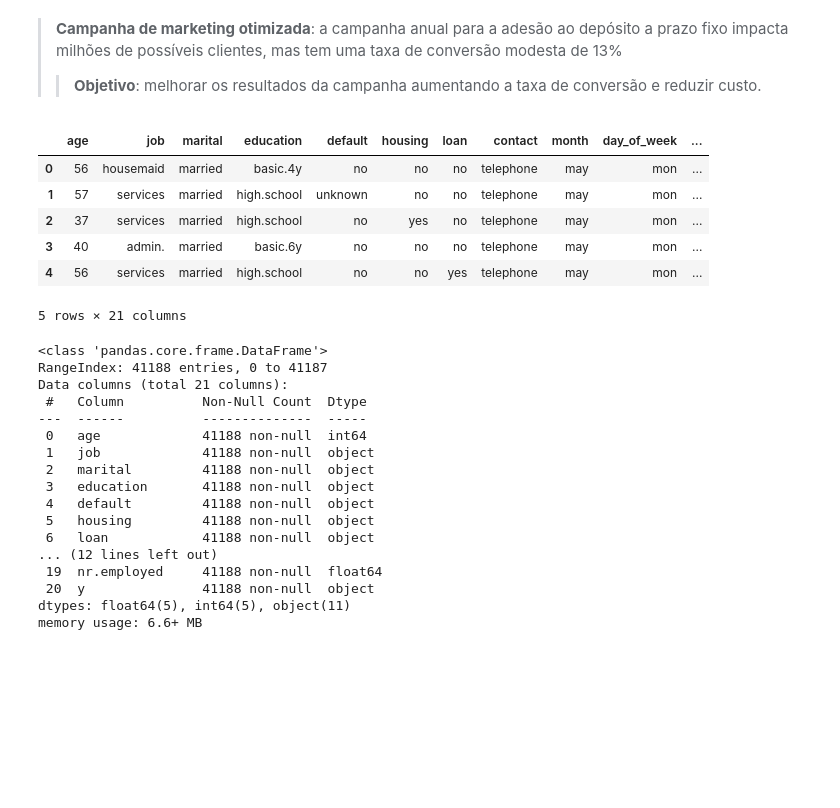
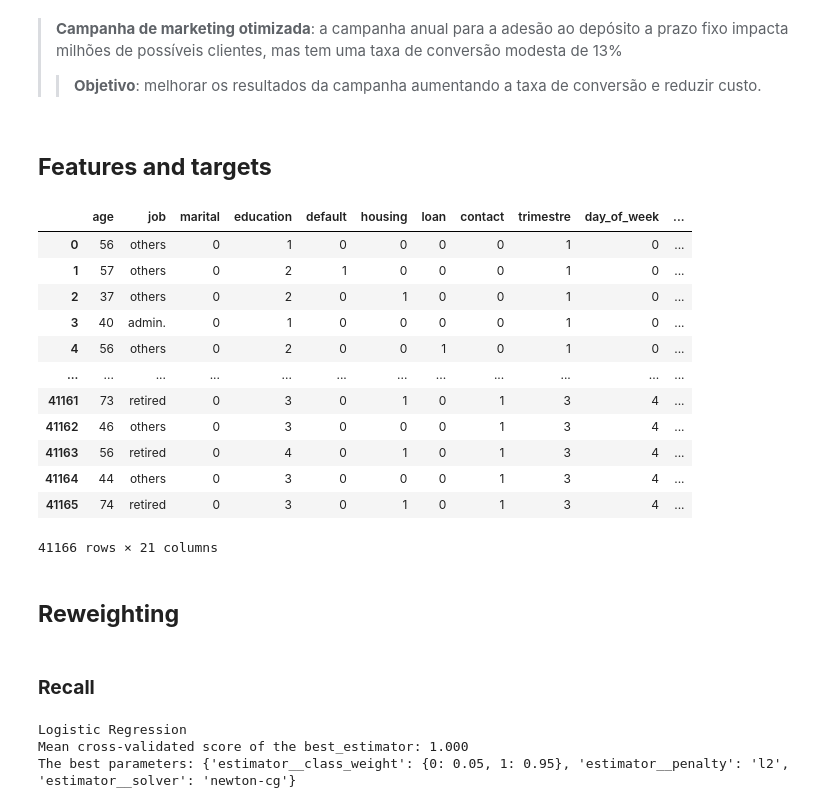
Before and after one commit to andluizsouza/ExE-projects, a Jupyter notebook: ExeBank/ExeBank_Modeling.ipynb, the cells around one changed output. Drawn from its saved outputs; the diff is of its cells as text; code cells hidden in the pictures; blank space fills up the shorter version.

Commit message:
ExeBank modeling and results

```diff
--- a/ExeBank/ExeBank_Modeling.ipynb
+++ b/ExeBank/ExeBank_Modeling.ipynb
@@ -14,31 +29,19 @@ from category_encoders import OneHotEncoder
+# %% [markdown]
+## **Features and targets**
 # %%
-infobank_df = pd.read_csv('bank-additional-full.csv', sep=';')
-infobank_df.head()
+infobank_df = pd.read_csv('database_clean.csv')
+infobank_df
 # %% [output]
-|  | age | job | marital | education | default | housing | loan | contact | month | day_of_week | ... |
-| 0 | 56 | housemaid | married | basic.4y | no | no | no | telephone | may | mon | ... |
-| 1 | 57 | services | married | high.school | unknown | no | no | telephone | may | mon | ... |
-| 2 | 37 | services | married | high.school | no | yes | no | telephone | may | mon | ... |
-| 3 | 40 | admin. | married | basic.6y | no | no | no | telephone | may | mon | ... |
-| 4 | 56 | services | married | high.school | no | no | yes | telephone | may | mon | ... |
+|  | age | job | marital | education | default | housing | loan | contact | trimestre | day_of_week | ... |
+| 0 | 56 | others | 0 | 1 | 0 | 0 | 0 | 0 | 1 | 0 | ... |
+| 1 | 57 | others | 0 | 2 | 1 | 0 | 0 | 0 | 1 | 0 | ... |
+| 2 | 37 | others | 0 | 2 | 0 | 1 | 0 | 0 | 1 | 0 | ... |
+| 3 | 40 | admin. | 0 | 1 | 0 | 0 | 0 | 0 | 1 | 0 | ... |
+| 4 | 56 | others | 0 | 2 | 0 | 0 | 1 | 0 | 1 | 0 | ... |
+| ... | ... | ... | ... | ... | ... | ... | ... | ... | ... | ... | ... |
+| 41161 | 73 | retired | 0 | 3 | 0 | 1 | 0 | 1 | 3 | 4 | ... |
+| 41162 | 46 | others | 0 | 3 | 0 | 0 | 0 | 1 | 3 | 4 | ... |
+| 41163 | 56 | retired | 0 | 4 | 0 | 1 | 0 | 1 | 3 | 4 | ... |
+| 41164 | 44 | others | 0 | 3 | 0 | 0 | 0 | 1 | 3 | 4 | ... |
+| 41165 | 74 | retired | 0 | 3 | 0 | 1 | 0 | 1 | 3 | 4 | ... |
-5 rows × 21 columns
+41166 rows × 21 columns
-# %%
-infobank_df.info()
-# %% [output]
-<class 'pandas.core.frame.DataFrame'>
-RangeIndex: 41188 entries, 0 to 41187
-Data columns (total 21 columns):
- #   Column          Non-Null Count  Dtype
----  ------          --------------  -----
- 0   age             41188 non-null  int64
- 1   job             41188 non-null  object
- 2   marital         41188 non-null  object
- 3   education       41188 non-null  object
- 4   default         41188 non-null  object
- 5   housing         41188 non-null  object
- 6   loan            41188 non-null  object
-... (12 lines left out)
- 19  nr.employed     41188 non-null  float64
- 20  y               41188 non-null  object
-dtypes: float64(5), int64(5), object(11)
-memory usage: 6.6+ MB
@@ -44,0 +58,2 @@ memory usage: 6.6+ MB
+# %% [markdown]
+## **Reweighting**
@@ -44,0 +74,13 @@ memory usage: 6.6+ MB
+# %% [markdown]
+### **Recall**
+# %%
+grid_LogR = GridSearchCV(pip_LogR, param_grid=param_LogR, cv=3, scoring='recall', n_jobs=-1)
+grid_LogR.fit(X_train, Y_train)
+
+print("Logistic Regression")
+print("Mean cross-validated score of the best_estimator: %.3f" % grid_LogR.best_score_)
+print("The best parameters:", grid_LogR.best_params_)
+# %% [output]
+Logistic Regression
+Mean cross-validated score of the best_estimator: 1.000
+The best parameters: {'estimator__class_weight': {0: 0.05, 1: 0.95}, 'estimator__penalty': 'l2', 'estimator__solver': 'newton-cg'}
```
Also changed, not shown: parts of 24 cells of this notebook, 4 other files.
